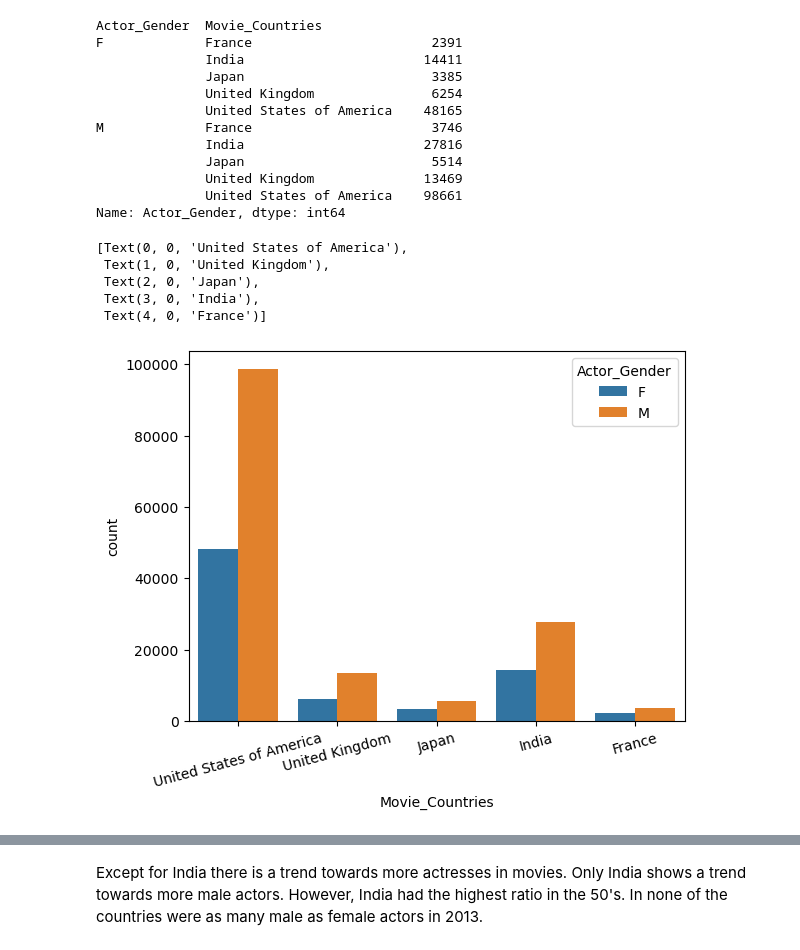
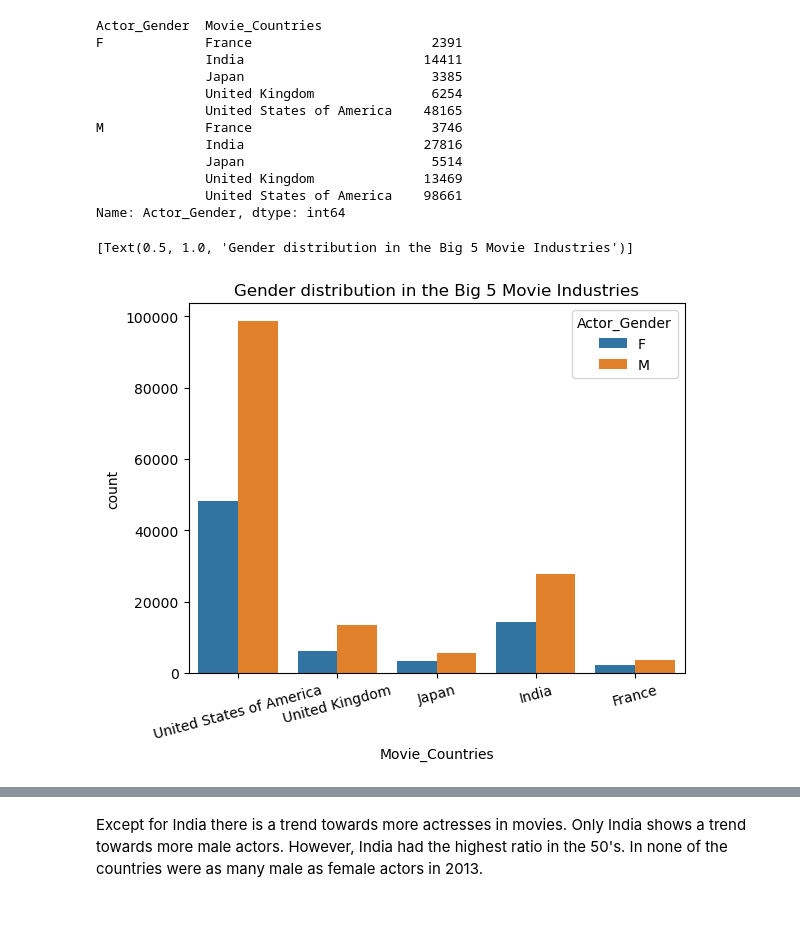
Before and after one commit to epfl-ada/ada-2022-project-robopros, a Jupyter notebook: notebooks/milestone2.ipynb, the cells around one changed output, grey strips where cells are left out. Drawn from its saved outputs; the diff is of its cells as text; code cells hidden in the pictures; blank space fills up the shorter version.

```diff
--- a/notebooks/milestone2.ipynb
+++ b/notebooks/milestone2.ipynb
@@ -187,8 +186,8 @@ Finished filtering countries of interest:
 # %% [markdown]
 We convert our columns corresponding to dates from string to datetime for easier manipulation and drop unspecified dates.
 # %%
-characters_parsed = clean.parse_dates(characters)
-movies_parsed = clean.parse_dates(movies)
+characters_parsed = clean.parse_dates(characters, 'Movie_Release_Date')
+movies_parsed = clean.parse_dates(movies, 'Movie_Release_Date')
 
 nactors_parsed = aggregate.nactors(characters_parsed)
 nmovies_parsed = aggregate.nmovies(movies_parsed)
@@ -874,14 +858,11 @@ Name: Actor_Gender, dtype: int64
 # %%
 # plot data
 gender_plot = sns.countplot(data=char_gender, x='Movie_Countries', hue='Actor_Gender')
 gender_plot.set_xticklabels(gender_plot.get_xticklabels(), rotation=15)
+gender_plot.set(title='Gender distribution in the Big 5 Movie Industries')
 # %% [output]
-[Text(0, 0, 'United States of America'),
- Text(1, 0, 'United Kingdom'),
- Text(2, 0, 'Japan'),
- Text(3, 0, 'India'),
- Text(4, 0, 'France')]
+[Text(0.5, 1.0, 'Gender distribution in the Big 5 Movie Industries')]
-[figure, old version]
+[figure, new version]
 # %%
 # split the data into two columns and creating indicator variables for Male and Female
 char_gender = pd.get_dummies(char_gender, columns=['Actor_Gender'])
```
Also changed, not shown: parts of 55 cells of this notebook, 4 other files.
